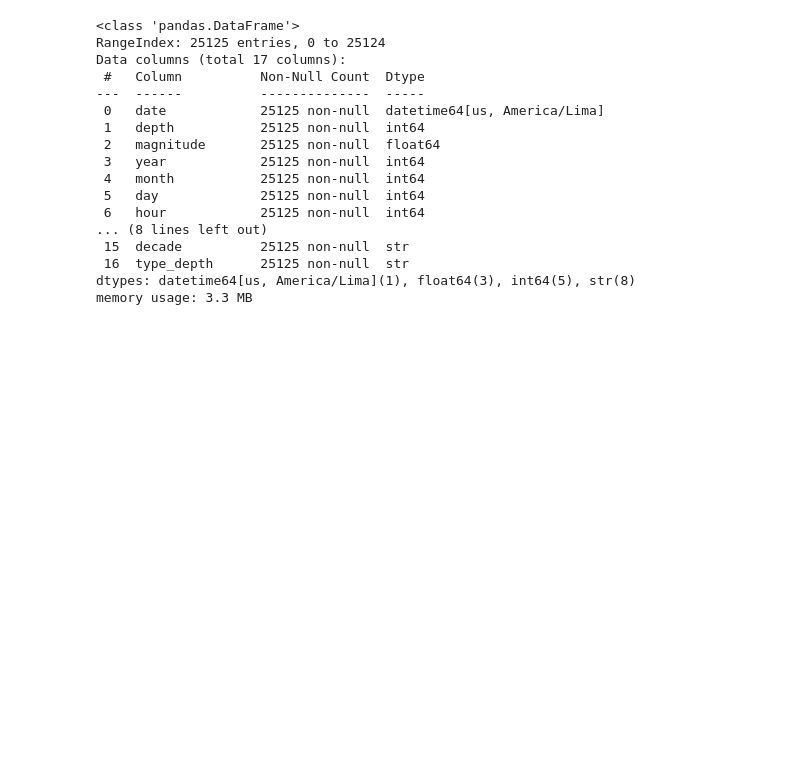
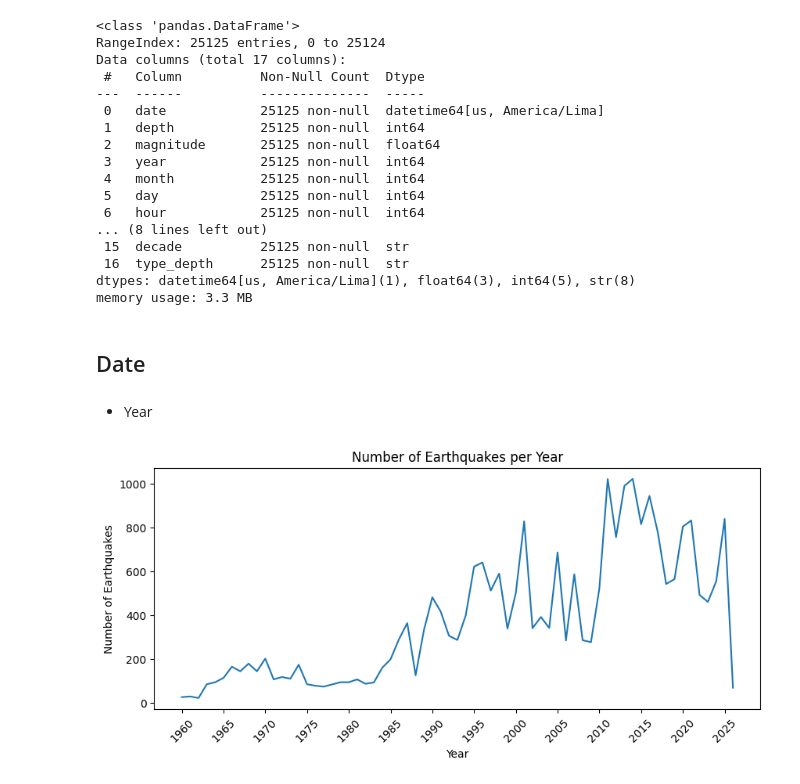
Before and after one commit to N4VHI/navhi-eda-portfolio, a Jupyter notebook: Projects/Project_01_IGP/notebooks/03_univariate_analysis.ipynb, the cells around one changed output. Drawn from its saved outputs; the diff is of its cells as text; code cells hidden in the pictures; blank space fills up the shorter version.

Commit message:
data: Data Exploring part 2

```diff
--- a/Projects/Project_01_IGP/notebooks/03_univariate_analysis.ipynb
+++ b/Projects/Project_01_IGP/notebooks/03_univariate_analysis.ipynb
@@ -30,3 +30,26 @@ Data columns (total 17 columns):
  16  type_depth      25125 non-null  str
 dtypes: datetime64[us, America/Lima](1), float64(3), int64(5), str(8)
 memory usage: 3.3 MB
+# %% [markdown]
+## Date
+# %% [markdown]
+* Year
+# %%
+df_count_by_year = df.groupby("year").size().reset_index(name="count")
+
+fig, ax = plt.subplots(figsize=(10, 4))
+
+sns.lineplot(data=df_count_by_year, x="year", y="count")
+plt.xlabel("Year")
+plt.ylabel("Number of Earthquakes")
+plt.title("Number of Earthquakes per Year")
+plt.xticks(
+    np.arange(df_count_by_year["year"].min(),
+              df_count_by_year["year"].max()+1,
+              5),
+    rotation=45
+)
+plt.savefig("../reports/figures/univariate_analysis/date/earthquakes_per_year.png", dpi=300, bbox_inches="tight")
+plt.show()
+# %% [output]
+[figure, added]
```
Also changed, not shown: parts of 19 cells of this notebook, 17 other files.
